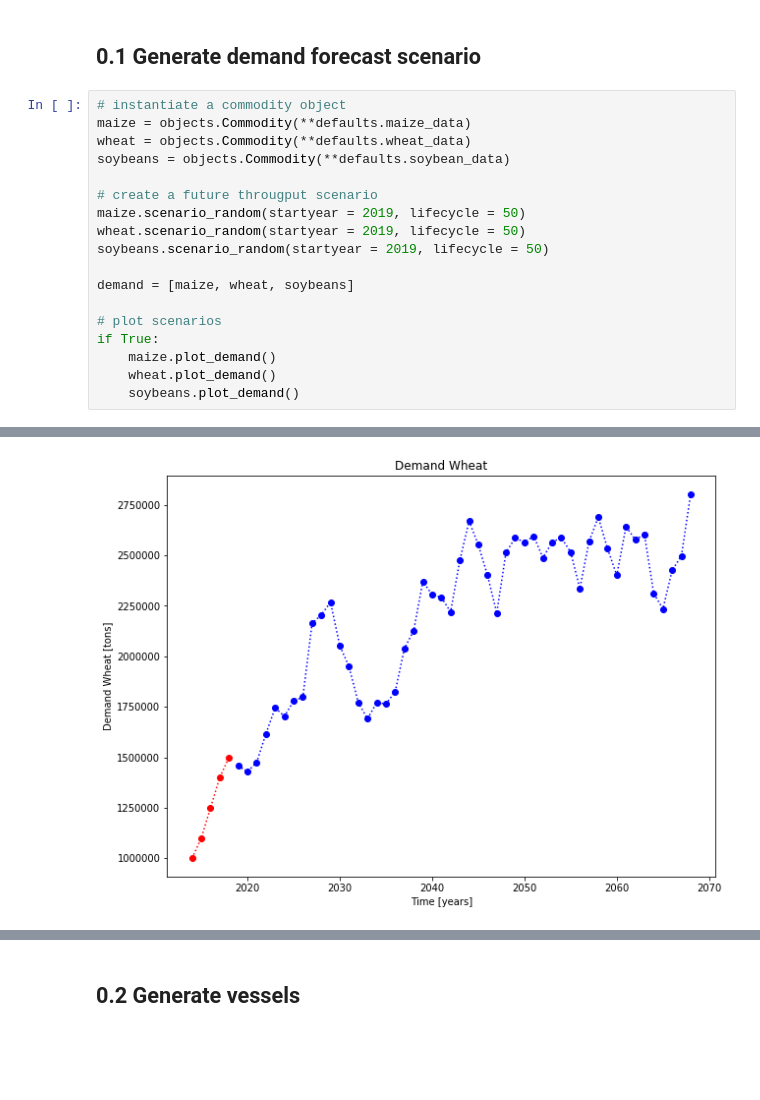
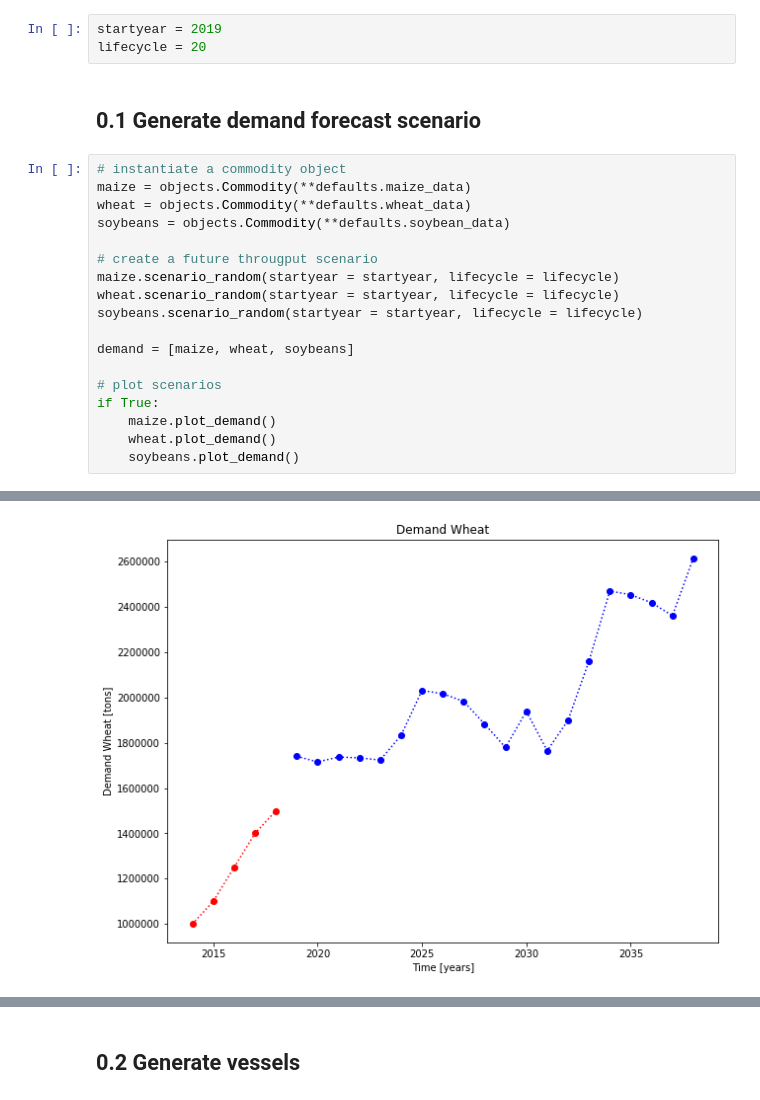
Before and after one commit to TUDelft-CITG/OpenTISim, a Jupyter notebook: notebooks/Example 01 - Basic example of terminal development.ipynb, the cells around one changed output, grey strips where cells are left out. Drawn from its saved outputs; the diff is of its cells as text; blank space fills up the shorter version.

```diff
--- a/notebooks/Example 01 - Basic example of terminal development.ipynb
+++ b/notebooks/Example 01 - Basic example of terminal development.ipynb
@@ -4,6 +4,9 @@ from terminal_optimization import defaults
 from terminal_optimization import system
 # %% [markdown]
 # 0. Prepare inputs
+# %%
+startyear = 2019
+lifecycle = 20
 # %% [markdown]
 ## 0.1 Generate demand forecast scenario
 # %%
@@ -13,9 +16,9 @@ wheat = objects.Commodity(**defaults.wheat_data)
 soybeans = objects.Commodity(**defaults.soybean_data)
 
 # create a future througput scenario
-maize.scenario_random(startyear = 2019, lifecycle = 50)
-wheat.scenario_random(startyear = 2019, lifecycle = 50)
-soybeans.scenario_random(startyear = 2019, lifecycle = 50)
+maize.scenario_random(startyear = startyear, lifecycle = lifecycle)
+wheat.scenario_random(startyear = startyear, lifecycle = lifecycle)
+soybeans.scenario_random(startyear = startyear, lifecycle = lifecycle)
 
 demand = [maize, wheat, soybeans]
 
@@ -29 +32 @@ if True:
-[figure, old version]
+[figure, new version]
```
Also changed, not shown: parts of 8 cells of this notebook, 1 other file.
